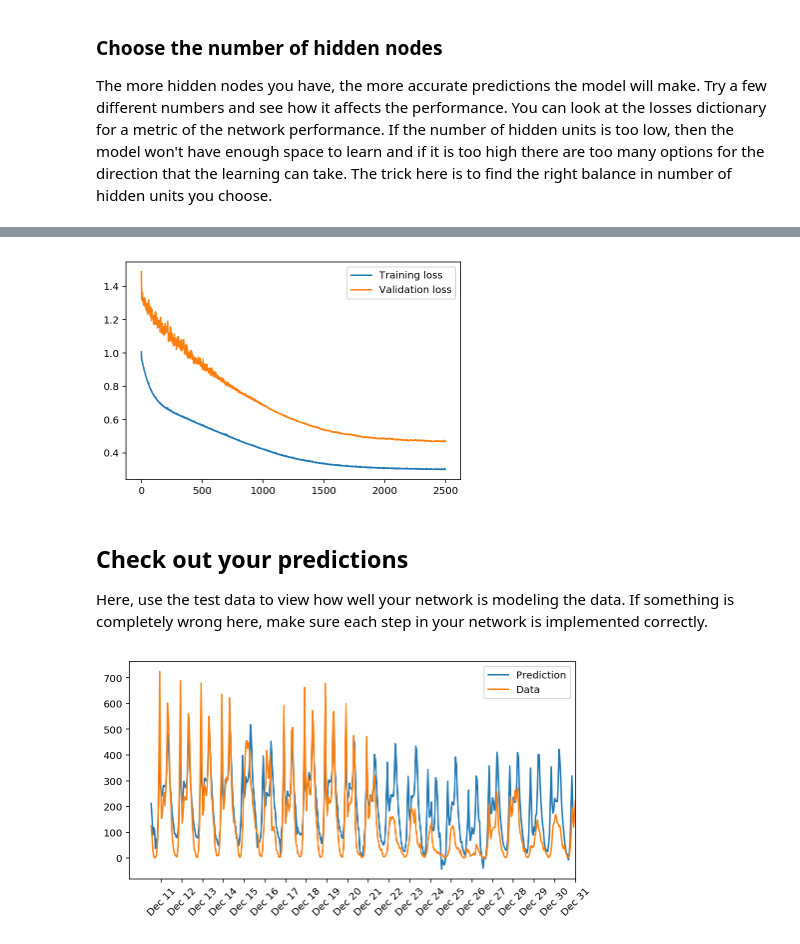
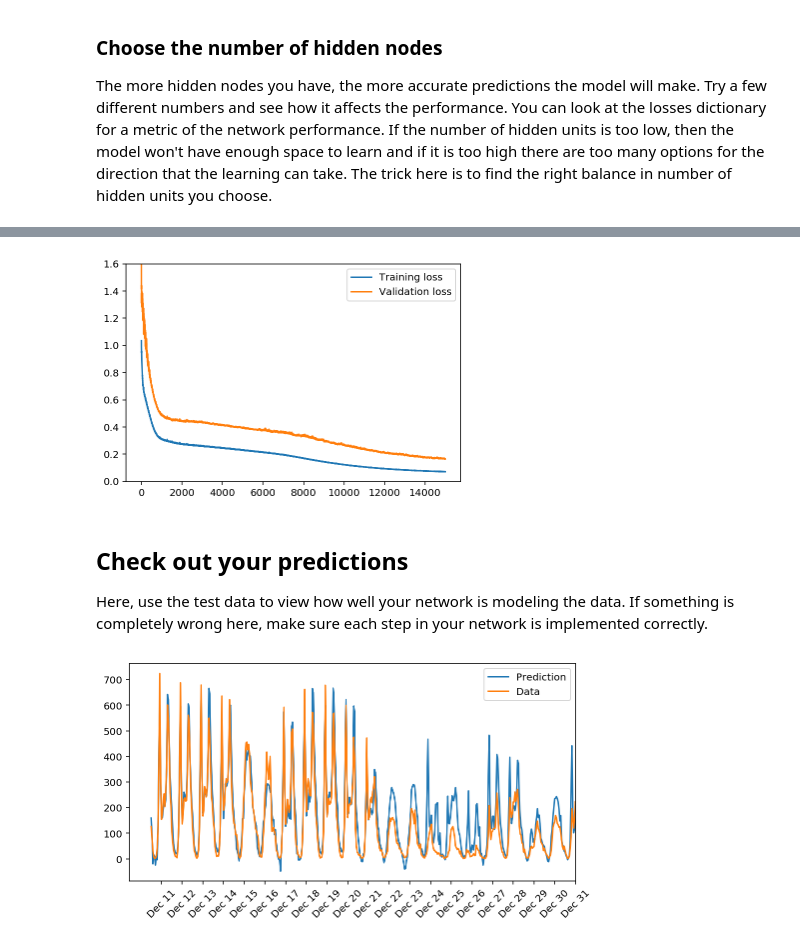
Before and after one commit to rayheberer/udacity-nd101, a Jupyter notebook: Project1/Your_first_neural_network.ipynb, the cells around one changed output, grey strips where cells are left out. Cells and saved outputs as stored; diff of their text form; code cells hidden in the pictures.

```diff
--- a/Project1/Your_first_neural_network.ipynb
+++ b/Project1/Your_first_neural_network.ipynb
@@ -124,6 +124,11 @@ class NeuralNetwork(object):
 
         self.weights_hidden_to_output = np.random.normal(0.0, self.hidden_nodes**-0.5,
                                        (self.hidden_nodes, self.output_nodes))
+
+        self.bias_input_to_hidden = np.zeros(self.hidden_nodes)
+
+        self.bias_hidden_to_output = np.zeros(self.output_nodes)
+
         self.lr = learning_rate
 
         #Set self.activation_function to your implemented sigmoid function ####
@@ -143,14 +148,16 @@ class NeuralNetwork(object):
         n_records = features.shape[0]
         delta_weights_i_h = np.zeros(self.weights_input_to_hidden.shape)
         delta_weights_h_o = np.zeros(self.weights_hidden_to_output.shape)
+        delta_bias_i_h = np.zeros(self.bias_input_to_hidden.shape)
+        delta_bias_h_o = np.zeros(self.bias_hidden_to_output.shape)
         for X, y in zip(features, targets):
             ### Forward pass ###
             # Hidden layer
-            hidden_inputs = np.dot(X, self.weights_input_to_hidden) # signals into hidden layer
+            hidden_inputs = np.dot(X, self.weights_input_to_hidden) + self.bias_input_to_hidden # signals into hidden layer
             hidden_outputs = self.activation_function(hidden_inputs) # signals from hidden layer
 
             # Output layer
-            final_inputs = np.dot(hidden_outputs, self.weights_hidden_to_output) # signals into final output layer
+            final_inputs = np.dot(hidden_outputs, self.weights_hidden_to_output) + self.bias_hidden_to_output # signals into final output layer
             final_outputs = final_inputs # signals from final output layer
 
             ### Backward pass ###
@@ -166,12 +173,16 @@ class NeuralNetwork(object):
 
             # Weight step (input to hidden)
             delta_weights_i_h += (hidden_error_term * X).T
+            delta_bias_i_h += np.sum(hidden_error_term)
             # Weight step (hidden to output)
             delta_weights_h_o += (output_error_term * hidden_outputs)[:, None]
+            delta_bias_h_o += output_error_term
 
         # Update the weights
         self.weights_hidden_to_output += self.lr * (delta_weights_h_o / n_records) # update hidden-to-output weights with gradient descent step
         self.weights_input_to_hidden += self.lr * (delta_weights_i_h / n_records) # update input-to-hidden weights with gradient descent step
+        self.bias_hidden_to_output += self.lr * (delta_bias_h_o / n_records)
+        self.bias_input_to_hidden += self.lr * (delta_bias_i_h / n_records)
 
     def run(self, features):
         ''' Run a forward pass through the network with input features
@@ -182,11 +193,11 @@ class NeuralNetwork(object):
         '''
 
         # Hidden layer
-        hidden_inputs = np.dot(features, self.weights_input_to_hidden) # signals into hidden layer
+        hidden_inputs = np.dot(features, self.weights_input_to_hidden) + self.bias_input_to_hidden # signals into hidden layer
         hidden_outputs = self.activation_function(hidden_inputs) # signals from hidden layer
 
         # Output layer
-        final_inputs = np.dot(hidden_outputs, self.weights_hidden_to_output) # signals into final output layer
+        final_inputs = np.dot(hidden_outputs, self.weights_hidden_to_output) + self.bias_hidden_to_output # signals into final output layer
         final_outputs = final_inputs # signals from final output layer
 
         return final_outputs
@@ -282,9 +293,9 @@ The more hidden nodes you have, the more accurate predictions the model will mak
 import sys
 
 ### Set the hyperparameters here ###
-iterations = 2500
-learning_rate = 0.05
-hidden_nodes = 34
+iterations = 15000
+learning_rate = 0.1
+hidden_nodes = 16
 output_nodes = 1
 
 N_i = train_features.shape[1]
@@ -292,8 +303,8 @@ network = NeuralNetwork(N_i, hidden_nodes, output_nodes, learning_rate)
 
 losses = {'train':[], 'validation':[]}
 for ii in range(iterations):
-    # Go through a random batch of 200 records from the training data set
-    batch = np.random.choice(train_features.index, size=200)
+    # Go through a random batch of 128 records from the training data set
+    batch = np.random.choice(train_features.index, size=128)
     X, y = train_features.iloc[batch].values, train_targets.iloc[batch]['cnt']
 
     network.train(X, y)
@@ -313,10 +324,10 @@ Progress: 100.0% ... Training loss: 0.302 ... Validation loss: 0.470
 # %%
 plt.plot(losses['train'], label='Training loss')
 plt.plot(losses['validation'], label='Validation loss')
 plt.legend()
-_ = plt.ylim()
+_ = plt.ylim(0,1.6)
 # %% [output]
-[figure, old version]
+[figure, new version]
 # %% [markdown]
 ## Check out your predictions
 
@@ -336,4 +347,4 @@ dates = dates.apply(lambda d: d.strftime('%b %d'))
 ax.set_xticks(np.arange(len(dates))[12::24])
 _ = ax.set_xticklabels(dates[12::24], rotation=45)
 # %% [output]
-[figure, old version]
+[figure, new version]
```
Also changed, not shown: parts of 2 cells of this notebook, 1 other file.
